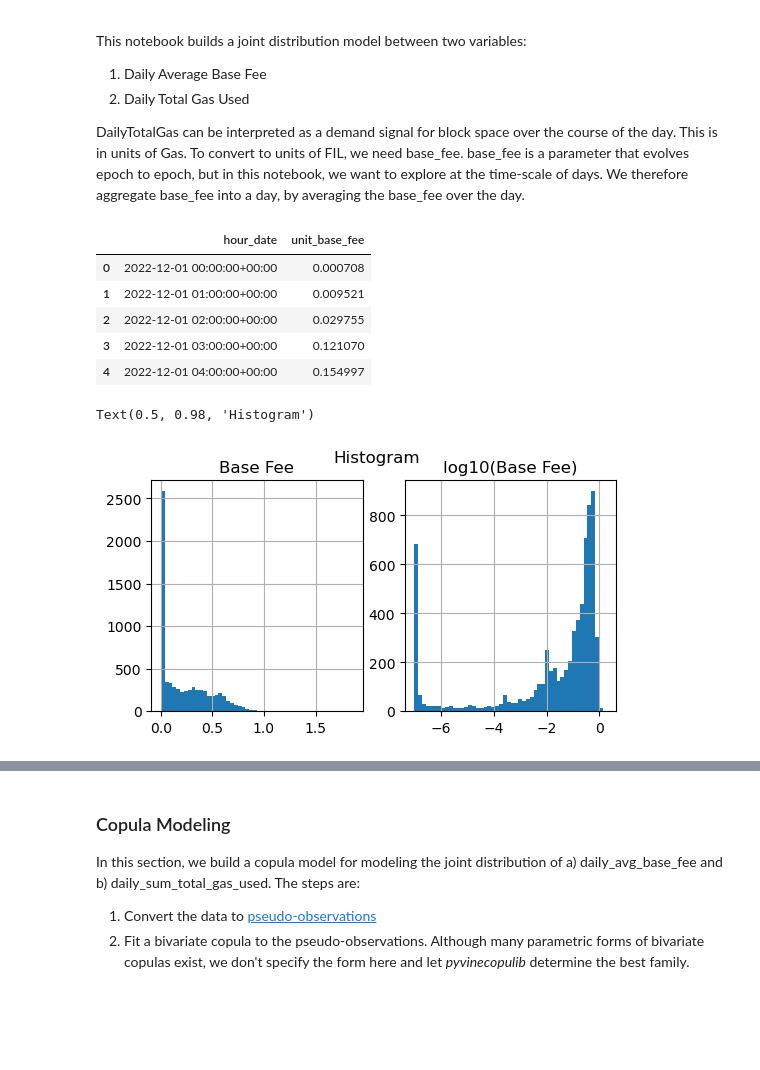
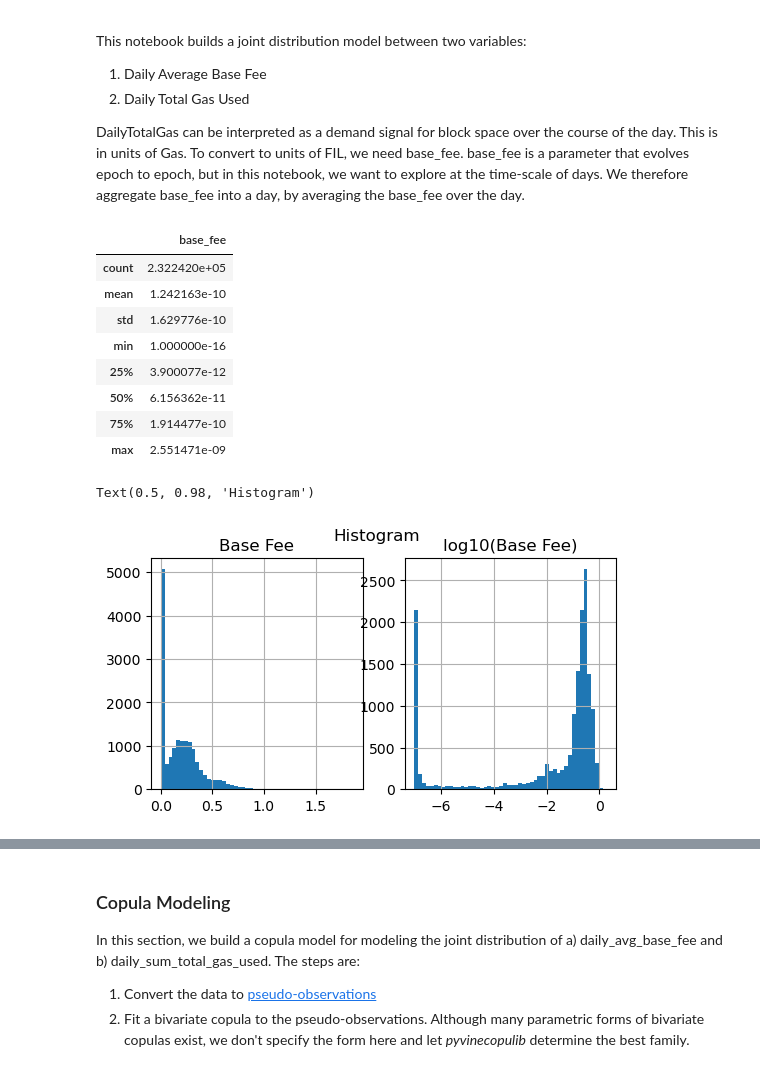
Before and after one commit to protocol/CryptoEconLab, a Jupyter notebook: notebooks/mechafil_jax/direct_filp/basefee_totalgas_daily_copulamodel.ipynb, the cells around one changed output, grey strips where cells are left out. Cells and saved outputs as stored; diff of their text form; code cells hidden in the pictures; blank space fills up the shorter version.

```diff
--- a/notebooks/mechafil_jax/direct_filp/basefee_totalgas_daily_copulamodel.ipynb
+++ b/notebooks/mechafil_jax/direct_filp/basefee_totalgas_daily_copulamodel.ipynb
@@ -48,18 +52,25 @@ def get_basefee_spacescope(start_date, end_date):
     df_all['hour_date'] = pd.to_datetime(df_all['hour_date'])
     return df_all
 # %%
-training_start_date = date(2022, 12, 1)  # this corresponds to the date that FIP45 was passed, which changed how much gas PSD messages took
+# for modeling base-fee to total-gas-usage, we can use more data for training than learning the PSD
+# gas usage b/c we want to create a general mapping between basefee and total-gas-usage, regardless
+# of message type
+# training_start_date = date(2021, 4, 1)
+training_start_date = date(2021, 12, 1)
 training_end_date = date.today()-timedelta(days=3)
 df_basefee = get_basefee_spacescope(training_start_date, training_end_date)
 # %%
-df_basefee.head()
+df_basefee.describe()
 # %% [output]
-|  | hour_date | unit_base_fee |
-| 0 | 2022-12-01 00:00:00+00:00 | 0.000708 |
-| 1 | 2022-12-01 01:00:00+00:00 | 0.009521 |
-| 2 | 2022-12-01 02:00:00+00:00 | 0.029755 |
-| 3 | 2022-12-01 03:00:00+00:00 | 0.121070 |
-| 4 | 2022-12-01 04:00:00+00:00 | 0.154997 |
+|  | base_fee |
+| count | 2.322420e+05 |
+| mean | 1.242163e-10 |
+| std | 1.629776e-10 |
+| min | 1.000000e-16 |
+| 25% | 3.900077e-12 |
+| 50% | 6.156362e-11 |
+| 75% | 1.914477e-10 |
+| max | 2.551471e-09 |
 # %%
 df_basefee_daily = df_basefee.groupby(df_basefee['hour_date'].dt.date).mean()
 # %%
@@ -73,7 +84,7 @@ plt.title('log10(Base Fee)')
 plt.suptitle('Histogram')
 # %% [output]
 Text(0.5, 0.98, 'Histogram')
-[figure, old version]
+[figure, new version]
 # %%
 gas_train_df = gas_models.get_training_data(training_start_date, training_end_date)
 # %%
```
Also changed, not shown: parts of 27 cells of this notebook, 2 other files.
